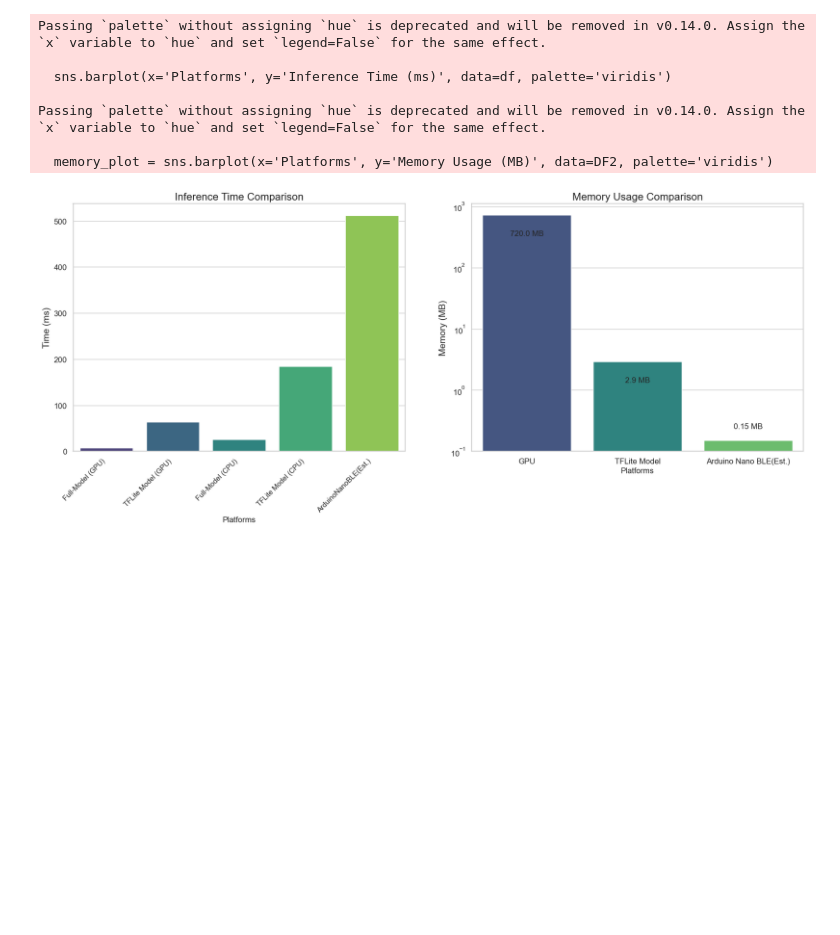
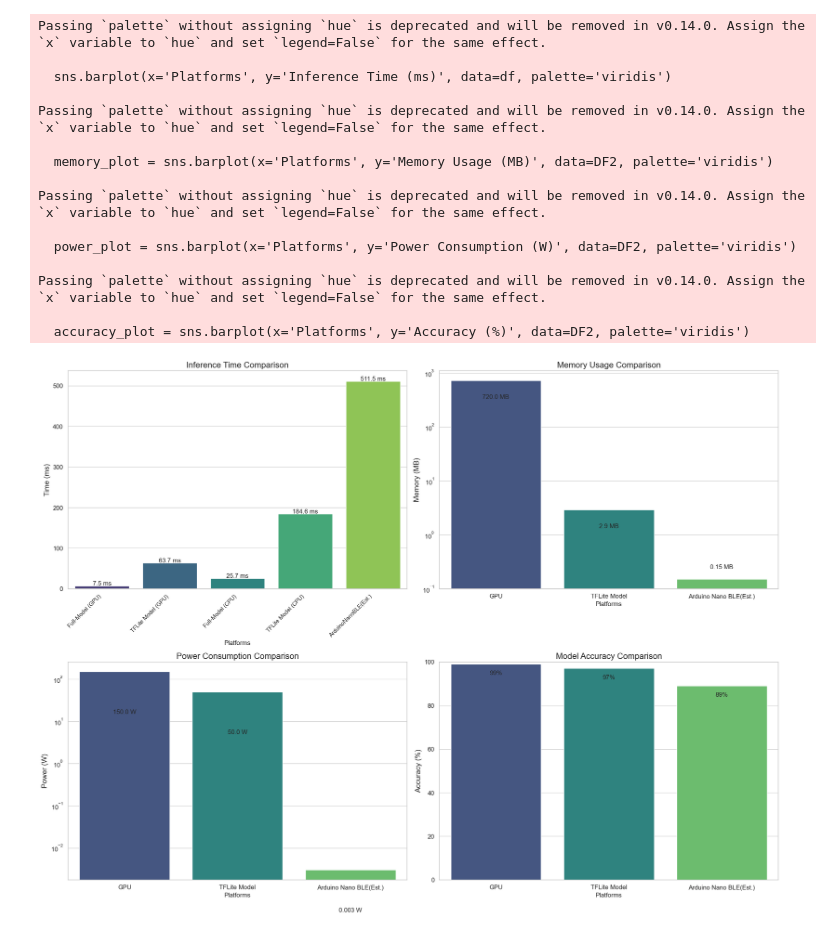
Before and after one commit to Prithviraj97/Machine-Learning-Fundamentals, a Jupyter notebook: TinyML/designvisualization.ipynb, the cells around one changed output. Cells and saved outputs as stored; diff of their text form; code cells hidden in the pictures; blank space fills up the shorter version.

Commit message:
improved all barplots

```diff
--- a/TinyML/designvisualization.ipynb
+++ b/TinyML/designvisualization.ipynb
@@ -43,31 +43,67 @@ plt.title('Memory Usage Comparison', fontsize=16)
 plt.ylabel('Memory (MB)', fontsize=14)
 plt.yscale('log')  # Log scale for better comparison
 plt.xticks(fontsize=12)
 plt.yticks(fontsize=12)
 
 # Add value labels on bars
 # for i, value in enumerate(df['Memory Usage (MB)']):
 #     memory_plot.text(i, value/10, f'{value} MB', ha='center', fontsize=12)
 
 # Add value labels on bars with adjusted position
 for i, value in enumerate(DF2['Memory Usage (MB)']):
     if value < 1:  # For small values (like Arduino's 0.136)
         memory_plot.text(i, value * 1.5, f'{value:.2f} MB',
                         ha='center', va='bottom', fontsize=12)
     else:  # For larger values
         memory_plot.text(i, value/2, f'{value} MB',
                         ha='center', va='center', fontsize=12)
 
 # Adjust y-axis limits to show small values better
 plt.ylim(0.1, plt.ylim()[1])  # Set minimum y to 0.1 MB
 
+# 3. Power Consumption Comparison (log scale)
+plt.subplot(2, 2, 3)
+power_plot = sns.barplot(x='Platforms', y='Power Consumption (W)', data=DF2, palette='viridis')
+plt.title('Power Consumption Comparison', fontsize=16)
+plt.ylabel('Power (W)', fontsize=14)
+plt.yscale('log')  # Log scale for better comparison
+plt.xticks(fontsize=12)
+plt.yticks(fontsize=12)
+
+# Add value labels on bars
+for i, value in enumerate(DF2['Power Consumption (W)']):
+    power_plot.text(i, value/10, f'{value} W', ha='center', fontsize=12)
+
+# 4. Accuracy Comparison
+plt.subplot(2, 2, 4)
+accuracy_plot = sns.barplot(x='Platforms', y='Accuracy (%)', data=DF2, palette='viridis')
+plt.title('Model Accuracy Comparison', fontsize=16)
+plt.ylabel('Accuracy (%)', fontsize=14)
+plt.ylim(0, 100)  # Set y-axis from 0 to 100
+plt.xticks(fontsize=12)
+plt.yticks(fontsize=12)
+
+# Add value labels on bars
+for i, value in enumerate(DF2['Accuracy (%)']):
+    accuracy_plot.text(i, value-5, f'{value}%', ha='center', fontsize=12)
+
+plt.tight_layout()
+plt.savefig('metrics_comparisonNew.png', dpi=300, bbox_inches='tight')
 plt.show()
 # %% [output]
 Passing `palette` without assigning `hue` is deprecated and will be removed in v0.14.0. Assign the `x` variable to `hue` and set `legend=False` for the same effect.
 
   sns.barplot(x='Platforms', y='Inference Time (ms)', data=df, palette='viridis')
 
 Passing `palette` without assigning `hue` is deprecated and will be removed in v0.14.0. Assign the `x` variable to `hue` and set `legend=False` for the same effect.
 
   memory_plot = sns.barplot(x='Platforms', y='Memory Usage (MB)', data=DF2, palette='viridis')
+
+Passing `palette` without assigning `hue` is deprecated and will be removed in v0.14.0. Assign the `x` variable to `hue` and set `legend=False` for the same effect.
+
+  power_plot = sns.barplot(x='Platforms', y='Power Consumption (W)', data=DF2, palette='viridis')
+
+Passing `palette` without assigning `hue` is deprecated and will be removed in v0.14.0. Assign the `x` variable to `hue` and set `legend=False` for the same effect.
+
+  accuracy_plot = sns.barplot(x='Platforms', y='Accuracy (%)', data=DF2, palette='viridis')
-[figure, old version]
+[figure, new version]
```
Also changed, not shown: 1 other file.
